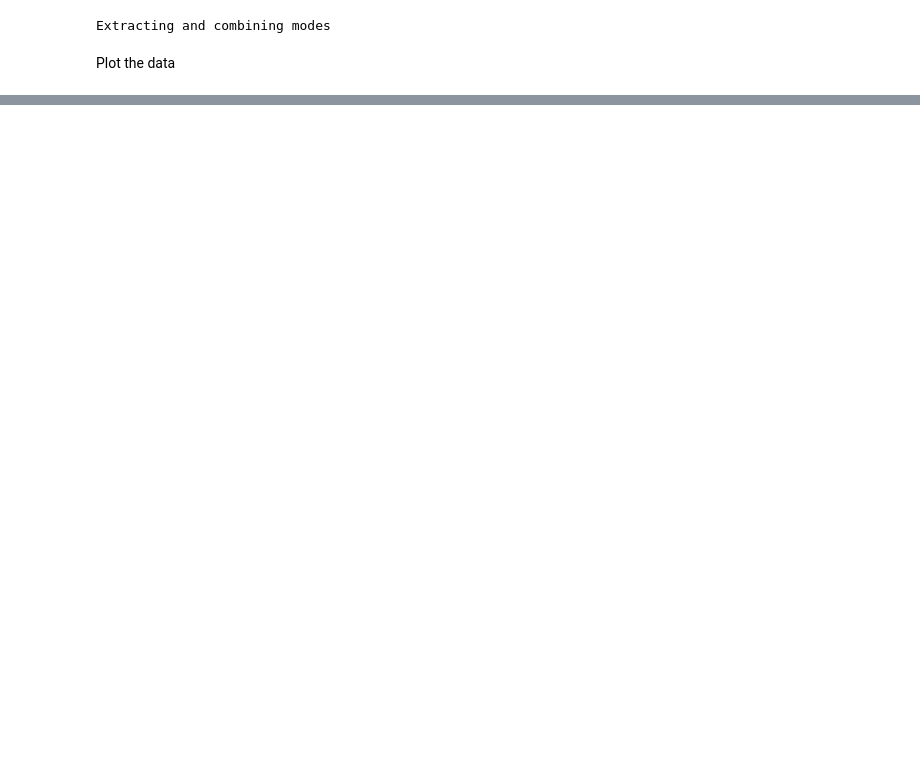
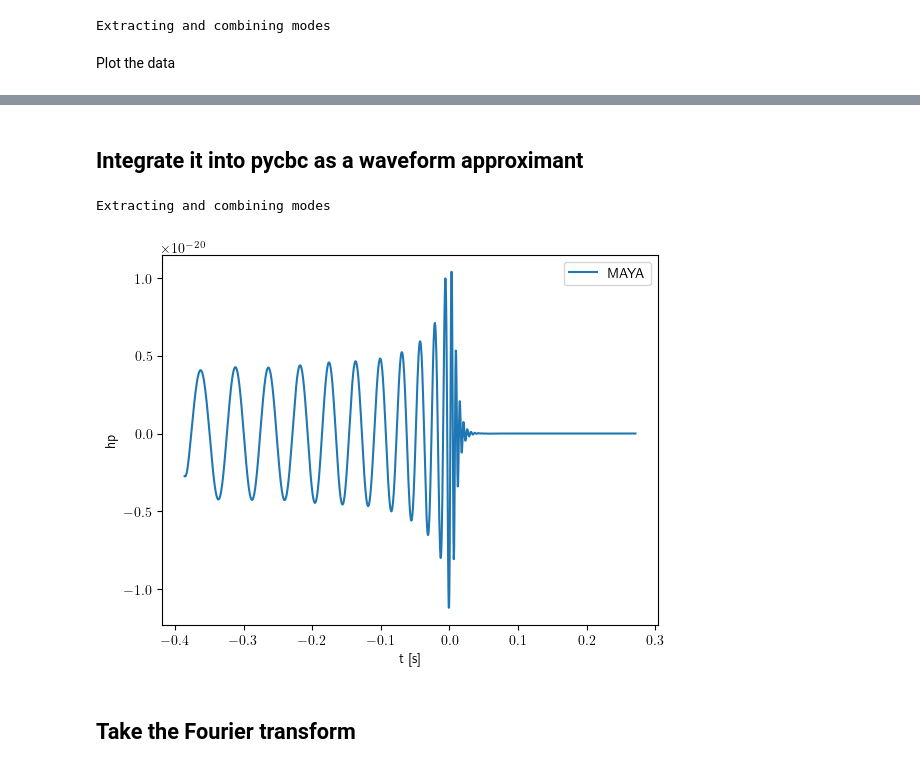
Before and after one commit to frcojimenez/pynr, a Jupyter notebook: Examples/Examples.ipynb, the cells around one changed output, grey strips where cells are left out. Drawn from its saved outputs; the diff is of its cells as text; code cells hidden in the pictures; blank space fills up the shorter version.

```diff
--- a/Examples/Examples.ipynb
+++ b/Examples/Examples.ipynb
@@ -167,0 +269,35 @@ plt.show()
+# %% [markdown]
+## Integrate it into pycbc as a waveform approximant
+# %%
+import pycbc.waveform
+pycbc.waveform.add_custom_waveform('nr_waveform', nr.nr_waveform, 'time', force=True)
+# %%
+hp_maya,hx_maya= pycbc.waveform.get_td_waveform(approximant='nr_waveform',
+                               f_lower = 20,
+                               code='MAYA',pycbc_format=True,
+                               download_Q = False,
+                               root_folder='/work/francisco.jimenez/Georgia/gt-waveform-catalog/h5files',
+                               tag = 'GT0229',
+                               modes  = [[2,2],[2,-2]],
+                               mass  = 100,
+                               distance  = 100,
+                               inclination = 0,
+                               coa_phase = 0,
+                               modes_combined = True,
+                               delta_t = 1/2048,
+                               tapering = False,
+                               RD = False,
+                               zero_align = True)
+# %% [output]
+Extracting and combining modes
+# %%
+plt.plot(hp_maya.sample_times,hp_maya,label='MAYA')
+
+plt.xlabel('t [s]')
+plt.ylabel('hp')
+plt.legend()
+plt.show()
+# %% [output]
+[figure, added]
+# %% [markdown]
+## Take the Fourier transform
```
Also changed, not shown: parts of 26 cells of this notebook, 2 other files.
